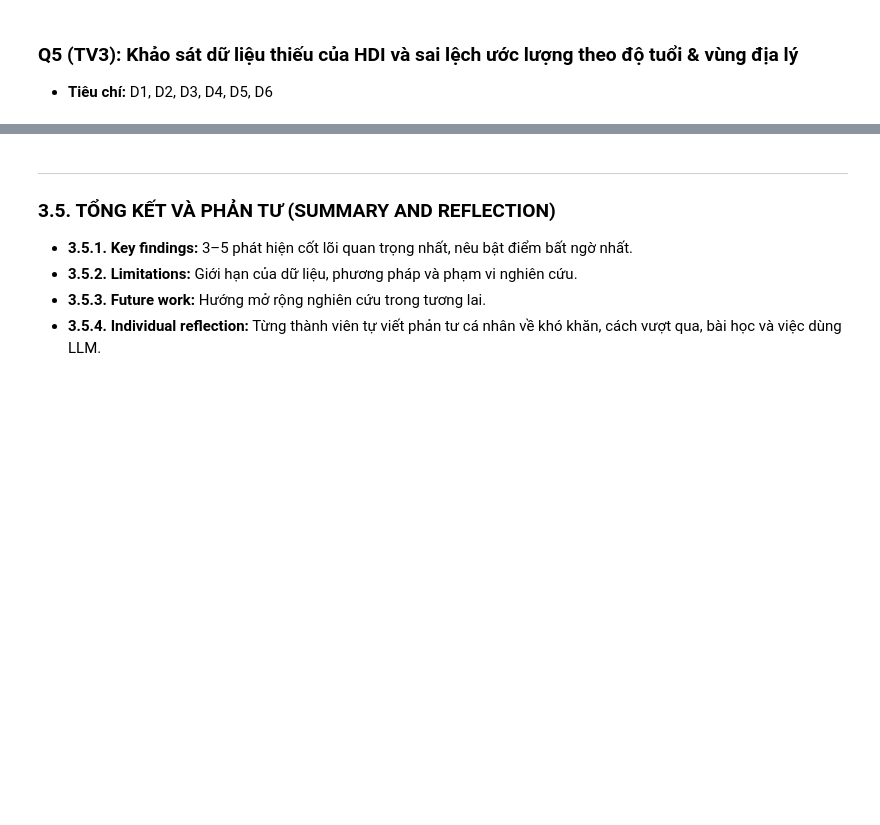
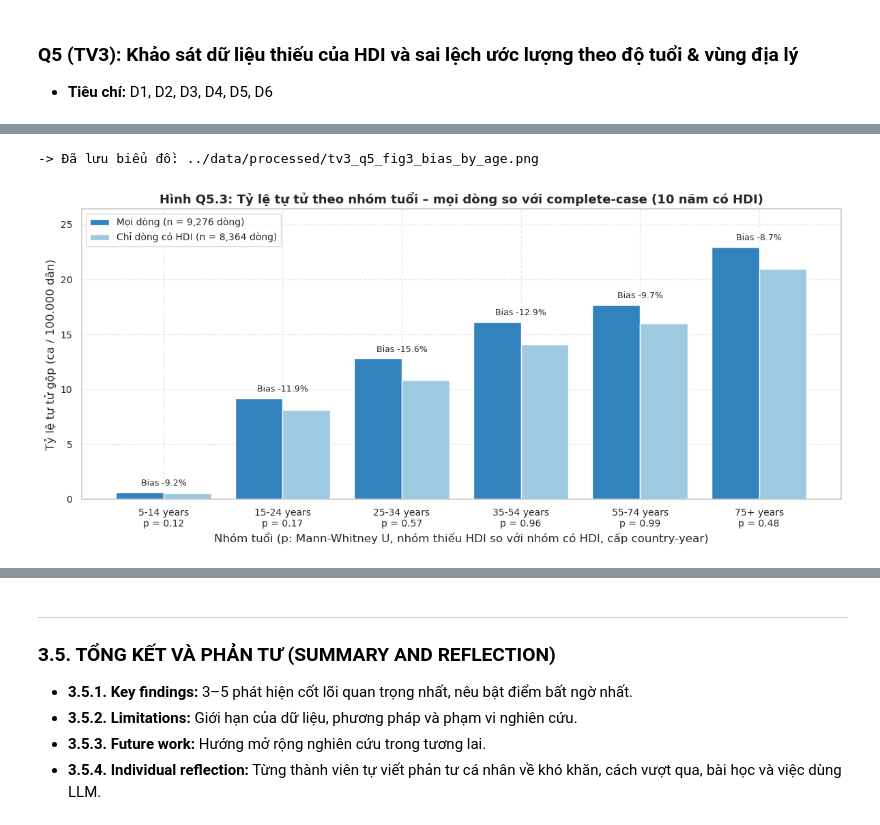
Before and after one commit to 24122039Kien/HCMUS_HKD_program_for_data_scientists, a Jupyter notebook: notebooks/02_analysis.ipynb, the cells around one changed output, grey strips where cells are left out. Drawn from its saved outputs; the diff is of its cells as text; code cells hidden in the pictures; blank space fills up the shorter version.

```diff
--- a/notebooks/02_analysis.ipynb
+++ b/notebooks/02_analysis.ipynb
@@ -37,0 +512,27 @@ print("Module và thiết lập trực quan hóa đã sẵn sàng!")
+# %%
+q5_plot = q5_bias_age['10 năm có HDI']
+x = np.arange(len(Q5_AGES))
+fig, ax = plt.subplots(figsize=(12, 5.5))
+ax.bar(x - 0.2, q5_plot['rate_all'], width=0.4, color='#3182bd',
+       label=f'Mọi dòng (n = {len(q5_h):,} dòng)')
+ax.bar(x + 0.2, q5_plot['rate_complete'], width=0.4, color='#9ecae1',
+       label=f'Chỉ dòng có HDI (n = {(~q5_h["is_missing_hdi"]).sum():,} dòng)')
+for i, (top, b) in enumerate(zip(q5_plot[['rate_all', 'rate_complete']]
+                                 .max(axis=1), q5_plot['bias_pct'])):
+    ax.text(i, top + 0.6, f"Bias {b:+.1f}%", ha='center', fontsize=9)
+ax.set_xticks(x)
+ax.set_xticklabels([f"{a}\np = {p:.2f}" for a, p in
+                    zip(Q5_AGES, q5_age_tests['p_mann_whitney'])])
+ax.set_xlabel('Nhóm tuổi (p: Mann-Whitney U, nhóm thiếu HDI so với nhóm '
+              'có HDI, cấp country-year)')
+ax.set_ylabel('Tỷ lệ tự tử gộp (ca / 100.000 dân)')
+ax.set_ylim(0, q5_plot['rate_all'].max() * 1.15)
+ax.set_title('Hình Q5.3: Tỷ lệ tự tử theo nhóm tuổi – mọi dòng so với '
+             'complete-case (10 năm có HDI)')
+ax.legend(loc='upper left')
+fig.tight_layout()
+save_figure(fig, '../data/processed/tv3_q5_fig3_bias_by_age.png')
+plt.show()
+# %% [output]
+-> Đã lưu biểu đồ: ../data/processed/tv3_q5_fig3_bias_by_age.png
+[figure, added]
```
Also changed, not shown: parts of 18 cells of this notebook, 2 other files.
